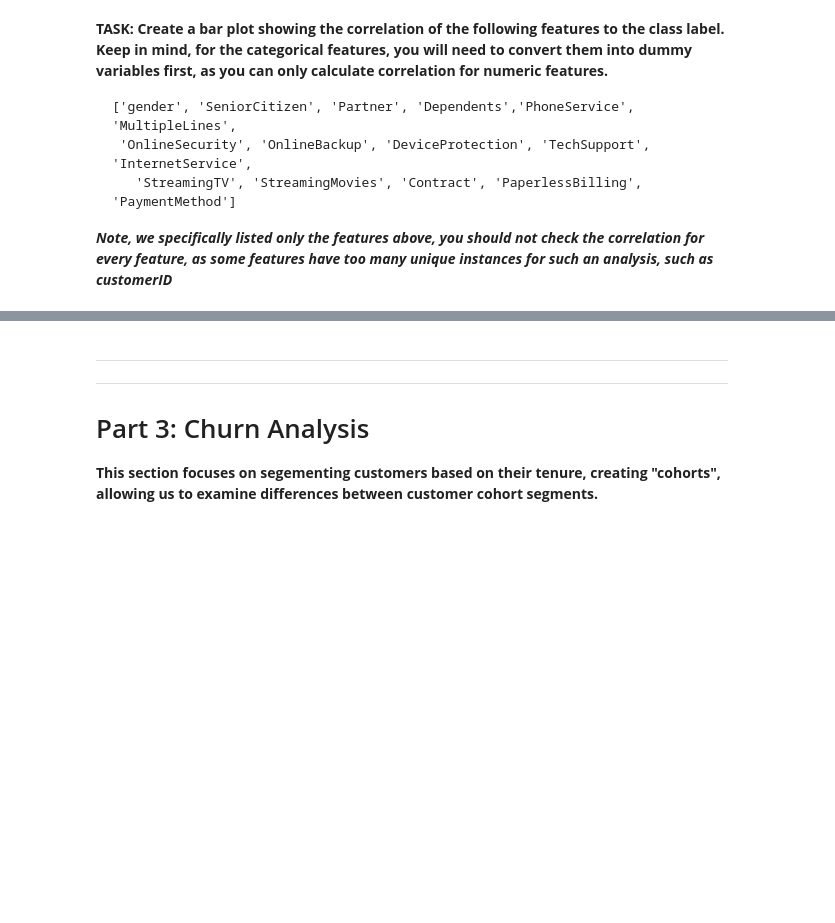
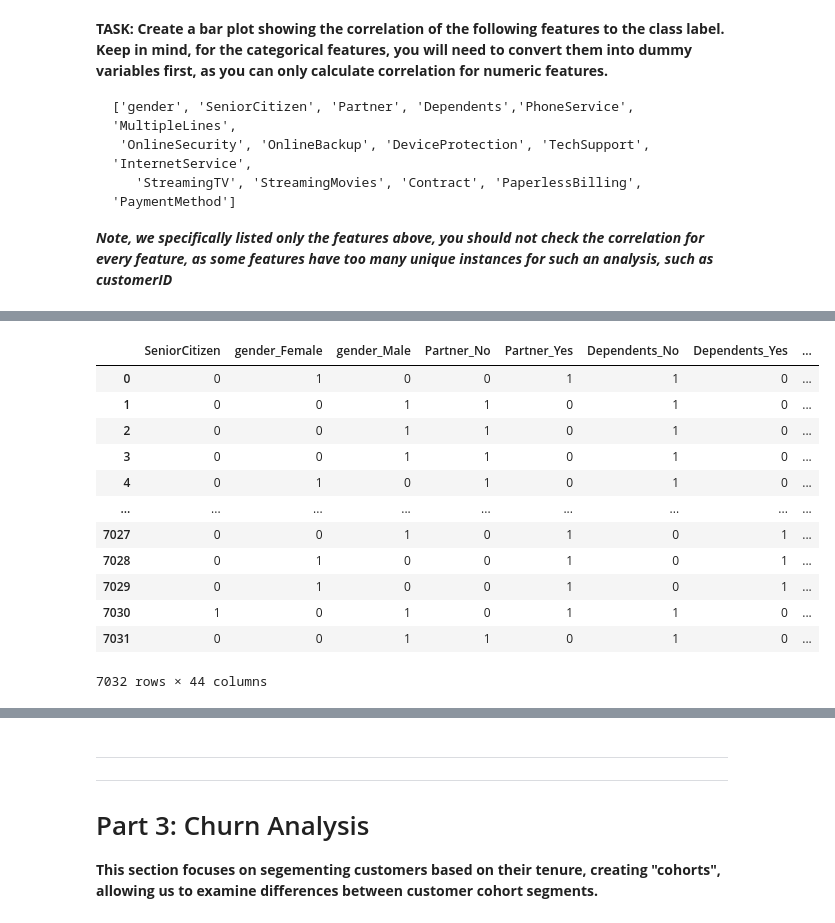
Before and after one commit to Basi10/Churn-Prediction-Model, a Jupyter notebook: 00-Sup-Learning-Capstone-Tree-Methods .ipynb, the cells around one changed output, grey strips where cells are left out. Saved outputs shown, nothing was run; the diff lists cells and outputs as text; code cells hidden in the pictures; blank space fills up the shorter version.

```diff
--- a/00-Sup-Learning-Capstone-Tree-Methods .ipynb
+++ b/00-Sup-Learning-Capstone-Tree-Methods .ipynb
@@ -204,3 +155,21 @@ Name: Churn_Yes, dtype: float64
+# %%
+pd.get_dummies(df[['gender', 'SeniorCitizen', 'Partner', 'Dependents','PhoneService', 'MultipleLines',
+     'OnlineSecurity', 'OnlineBackup', 'DeviceProtection', 'TechSupport', 'InternetService',
+       'StreamingTV', 'StreamingMovies', 'Contract', 'PaperlessBilling', 'PaymentMethod','Churn']])
+# %% [output]
+|  | SeniorCitizen | gender_Female | gender_Male | Partner_No | Partner_Yes | Dependents_No | Dependents_Yes | ... |
+| 0 | 0 | 1 | 0 | 0 | 1 | 1 | 0 | ... |
+| 1 | 0 | 0 | 1 | 1 | 0 | 1 | 0 | ... |
+| 2 | 0 | 0 | 1 | 1 | 0 | 1 | 0 | ... |
+| 3 | 0 | 0 | 1 | 1 | 0 | 1 | 0 | ... |
+| 4 | 0 | 1 | 0 | 1 | 0 | 1 | 0 | ... |
+| ... | ... | ... | ... | ... | ... | ... | ... | ... |
+| 7027 | 0 | 0 | 1 | 0 | 1 | 0 | 1 | ... |
+| 7028 | 0 | 1 | 0 | 0 | 1 | 0 | 1 | ... |
+| 7029 | 0 | 1 | 0 | 0 | 1 | 0 | 1 | ... |
+| 7030 | 1 | 0 | 1 | 0 | 1 | 1 | 0 | ... |
+| 7031 | 0 | 0 | 1 | 1 | 0 | 1 | 0 | ... |
+7032 rows × 44 columns
 # %% [markdown]
 <img src='figbar.png'>
 # %% [markdown]
```
Also changed, not shown: parts of 25 cells of this notebook.
